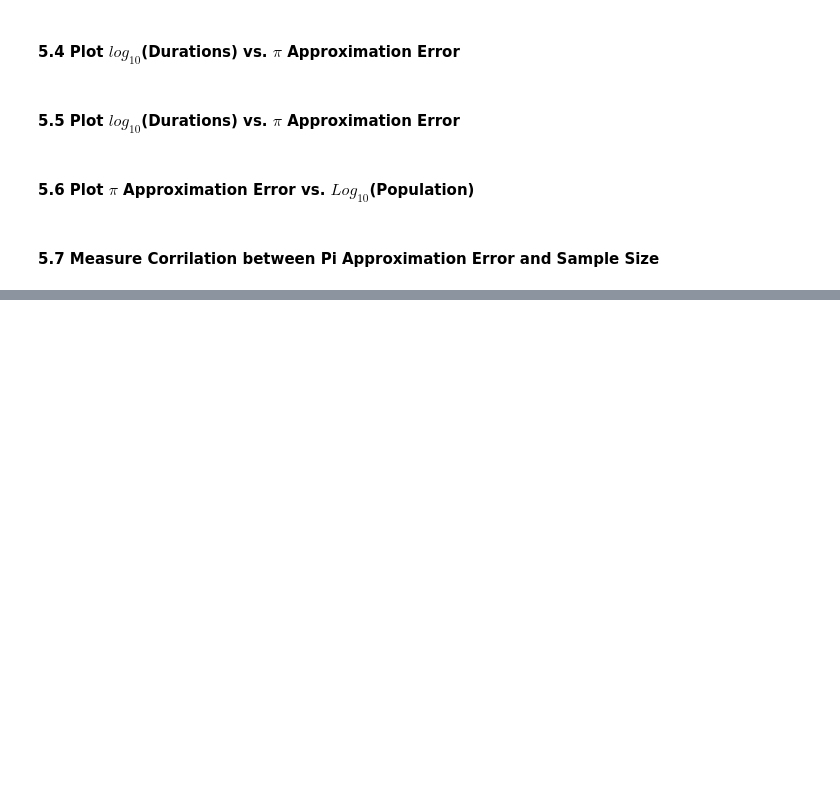
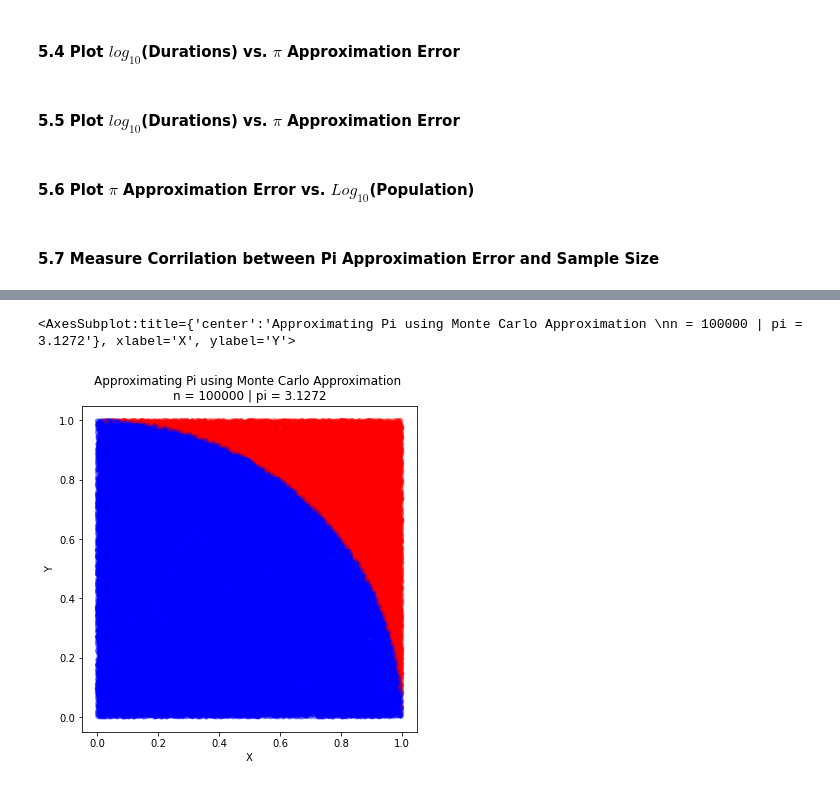
Before and after one commit to nipunjeetgujral/Approximate-Pi, a Jupyter notebook: Approximate Pi.ipynb, the cells around one changed output, grey strips where cells are left out. Cells and saved outputs as stored; diff of their text form; code cells hidden in the pictures; blank space fills up the shorter version.

```diff
--- a/Approximate Pi.ipynb
+++ b/Approximate Pi.ipynb
@@ -549,45 +595,38 @@ def ConditionallyColor(x):
 
     return color
 # %%
-# establish lists to hold recorded values
-pi_approximation_list = []
-population_list = []
-duration = []
+sample_size = int(1e5)
 
-for sample_size in [int(1e2), int(1e3), int(1e4), int(1e5), int(1e6), int(1e7), int(1e8)]:
+temp = (
+    pd.DataFrame(
+        data = list(zip(
+            np.arange(sample_size),
+            np.random.random_sample(sample_size),
+            np.random.random_sample(sample_size)
+        )),
+        columns = ['sample', 'x', 'y']
+    )
+    .assign(
+        mc_values =  lambda x: np.sqrt(np.square(x['x']) + np.square(x['y'])),
+        color = lambda x: x['mc_values'].map(ConditionallyColor)
+    )
+)
 
-    # generate x values
-    x = np.random.random_sample(sample_size)
-    # generate y values
-    y = np.random.random_sample(sample_size)
-
-    # create MC
-    mc_values = np.sqrt(np.square(x) + np.square(y))
-    pi_approximation = 4*len(mc_values[mc_values <= 1]) / len(x)
-
-
-    temp = (
-        pd.DataFrame(
-            data = list(zip(x, y)),
-            columns = ['x', 'y']
-        )
-        .assign(
-            mc_values = lambda x: np.sqrt(np.square(x['x']) + np.square(x['y'])),
-            color = lambda x: x['mc_values'].map(ConditionallyColor)
-        )
+(
+    temp
+    .plot(
+        x = 'x',
+        y = 'y',
+        alpha = 0.2,
+        kind = 'scatter',
+        color = temp['color'],
+        xlabel = "X",
+        ylabel = "Y",
+        title = f"Approximating Pi using Monte Carlo Approximation \nn = {sample_size} | pi = {pi_approximation}",
+        figsize = (6,6)
     )
 
-    (
-        temp
-        .plot(
-            x = 'x',
-            y = 'y',
-            alpha = 0.2,
-            kind = 'scatter',
-            color = temp['color'],
-            title = f"n = {sample_size} | pi = {pi_approximation}",
-            figsize = (8, 8)
-        )
-        .get_figure()
-        .savefig(f"NumpyMC Visualization n_{sample_size}.png")
-    )
+)
+# %% [output]
+<AxesSubplot:title={'center':'Approximating Pi using Monte Carlo Approximation \nn = 100000 | pi = 3.1272'}, xlabel='X', ylabel='Y'>
+[figure, added]
```
Also changed, not shown: parts of 7 cells of this notebook.
